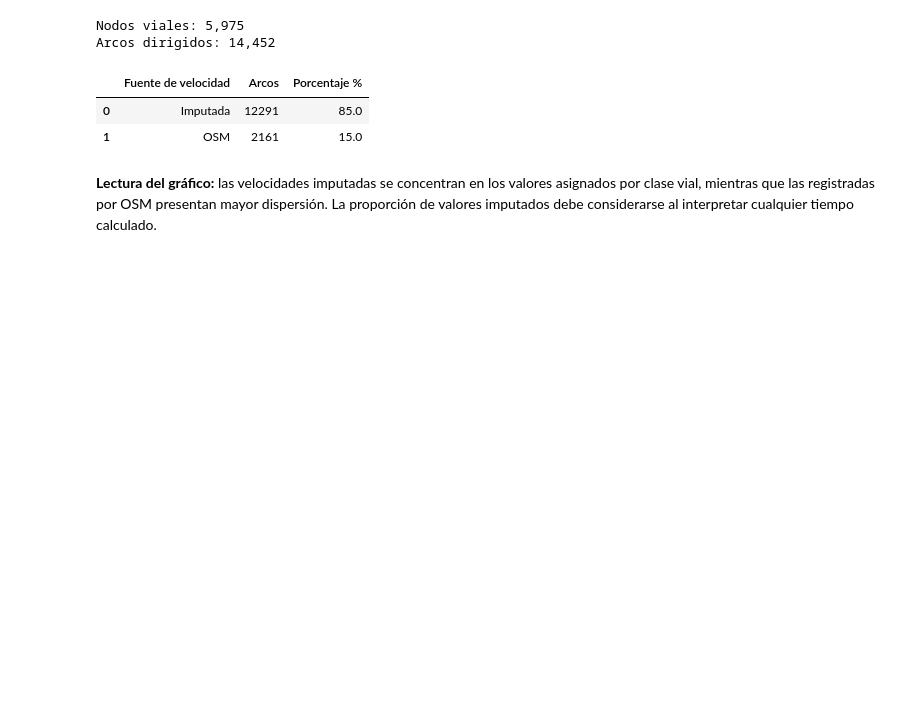
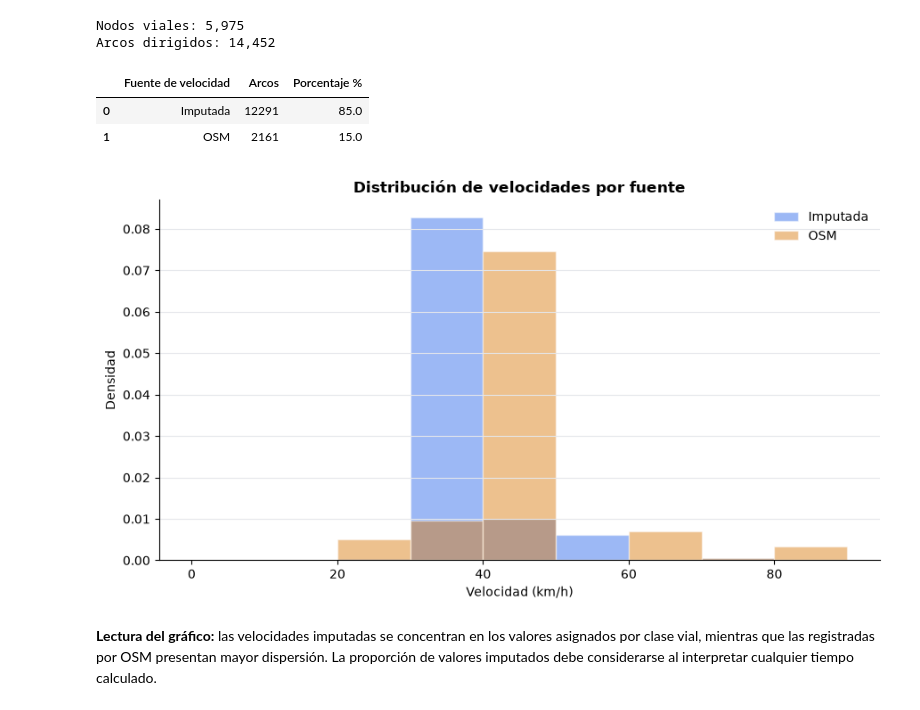
Before and after one commit to jcourrau/rutas_gam, a Jupyter notebook: notebooks/01_exploracion.ipynb, the cells around one changed output. Saved outputs shown, nothing was run; the diff lists cells and outputs as text; code cells hidden in the pictures; blank space fills up the shorter version.

```diff
--- a/notebooks/01_exploracion.ipynb
+++ b/notebooks/01_exploracion.ipynb
@@ -76,22 +76,28 @@ Arcos dirigidos: 14,452
 # %%
 velocidades_por_fuente = {
     fuente: [float(datos["speed_kph"]) for _, _, _, datos in grafo.edges(keys=True, data=True)
              if datos["speed_source"] == fuente]
     for fuente in ["Imputada", "OSM"]
 }
+velocidad_maxima = max(max(valores) for valores in velocidades_por_fuente.values())
+limite_histograma = int(velocidad_maxima // 10 * 10 + 10)
+intervalos = range(0, limite_histograma + 1, 10)
+
 fig, ax = plt.subplots(figsize=(9, 5))
 for fuente, color in [("Imputada", "#2563eb"), ("OSM", "#d97706")]:
-    ax.hist(velocidades_por_fuente[fuente], bins=range(0, 131, 10), density=True,
+    ax.hist(velocidades_por_fuente[fuente], bins=intervalos, density=True,
             alpha=0.45, color=color, edgecolor="white", label=fuente)
 ax.set_title("Distribución de velocidades por fuente", fontweight="bold")
 ax.set_xlabel("Velocidad (km/h)")
 ax.set_ylabel("Densidad")
 ax.spines[["top", "right"]].set_visible(False)
 ax.grid(axis="y", color="#e5e7eb", linewidth=0.8)
 ax.legend(frameon=False)
 fig.tight_layout()
 fig.savefig(FIGURAS / "01_velocidades_por_fuente.png", dpi=180, bbox_inches="tight")
 plt.show()
+# %% [output]
+[figure, added]
 # %% [markdown]
 **Lectura del gráfico:** las velocidades imputadas se concentran en los valores asignados por clase vial, mientras que las registradas por OSM presentan mayor dispersión. La proporción de valores imputados debe considerarse al interpretar cualquier tiempo calculado.
 # %% [markdown]
```
Also changed, not shown: parts of 4 cells of this notebook, 16 other files.
